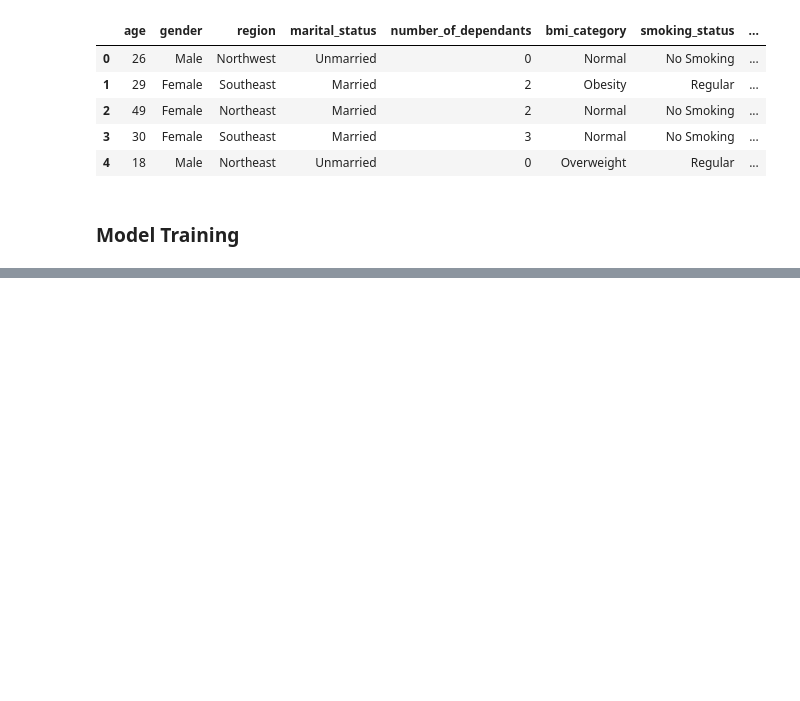
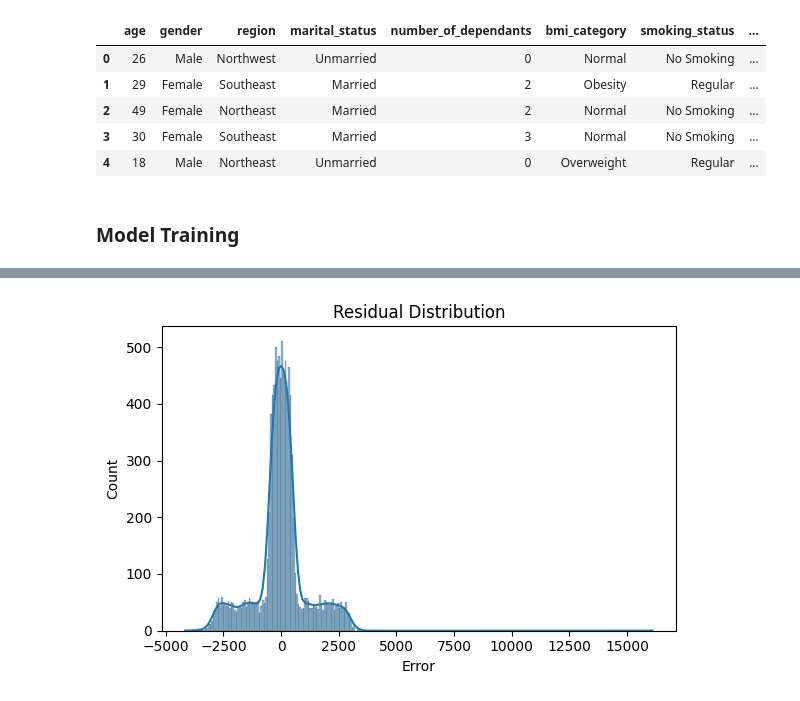
Before and after one commit to HMurawski/Health-Insurance-Model, a Jupyter notebook: notebooks/03_modeling.ipynb, the cells around one changed output, grey strips where cells are left out. Drawn from its saved outputs; the diff is of its cells as text; code cells hidden in the pictures; blank space fills up the shorter version.

```diff
--- a/notebooks/03_modeling.ipynb
+++ b/notebooks/03_modeling.ipynb
@@ -65,5 +72,0 @@ X_train, X_test, y_train, y_test = train_test_split(X, y, test_size=0.2, random_
-# %%
-pipe: Pipeline = Pipeline(
-steps=[
-("prep", make_preprocessor()),
-("model", Ridge()),])
@@ -139,0 +117,26 @@ pd.DataFrame(X_test_trans, columns=feature_names).head()
+# %%
+rows = []
+
+for name, (estimator, param_grid) in models.items():
+    pipe = Pipeline([("prep", preprocess), ("model", estimator)])
+    gs   = GridSearchCV(pipe, param_grid, cv=5, scoring="neg_mean_absolute_error",
+                        n_jobs=-1, verbose=0)
+
+    gs.fit(X_train, y_train)
+    y_pred = gs.best_estimator_.predict(X_test)
+
+    pct_err   = np.abs((y_test - y_pred) / y_test)
+    pct10     = (pct_err < 0.10).mean()          # business KPI
+    cv_std_mae = -gs.cv_results_["std_test_score"][gs.best_index_]
+
+    rows.append({
+        "model": name,
+        "cv_MAE": -gs.best_score_,
+        "cv_std": cv_std_mae,
+        "test_MAE": mean_absolute_error(y_test, y_pred),
+        "test_RMSE": np.sqrt(mean_squared_error(y_test, y_pred)),
+        "pct10": pct10,
+        "test_R2": r2_score(y_test, y_pred),
+        "best_params": gs.best_params_,
+        "best_estimator": gs.best_estimator_,
+    })
@@ -139,0 +204,12 @@ pd.DataFrame(X_test_trans, columns=feature_names).head()
+# %%
+y_pred = results.iloc[0]["best_estimator"].predict(X_test)
+residuals = y_test - y_pred
+
+plt.figure(figsize=(6,4))
+sns.histplot(residuals, kde=True)
+plt.title("Residual Distribution")
+plt.xlabel("Error")
+plt.tight_layout()
+plt.show()
+# %% [output]
+[figure, added]
```
Also changed, not shown: parts of 13 cells of this notebook.
